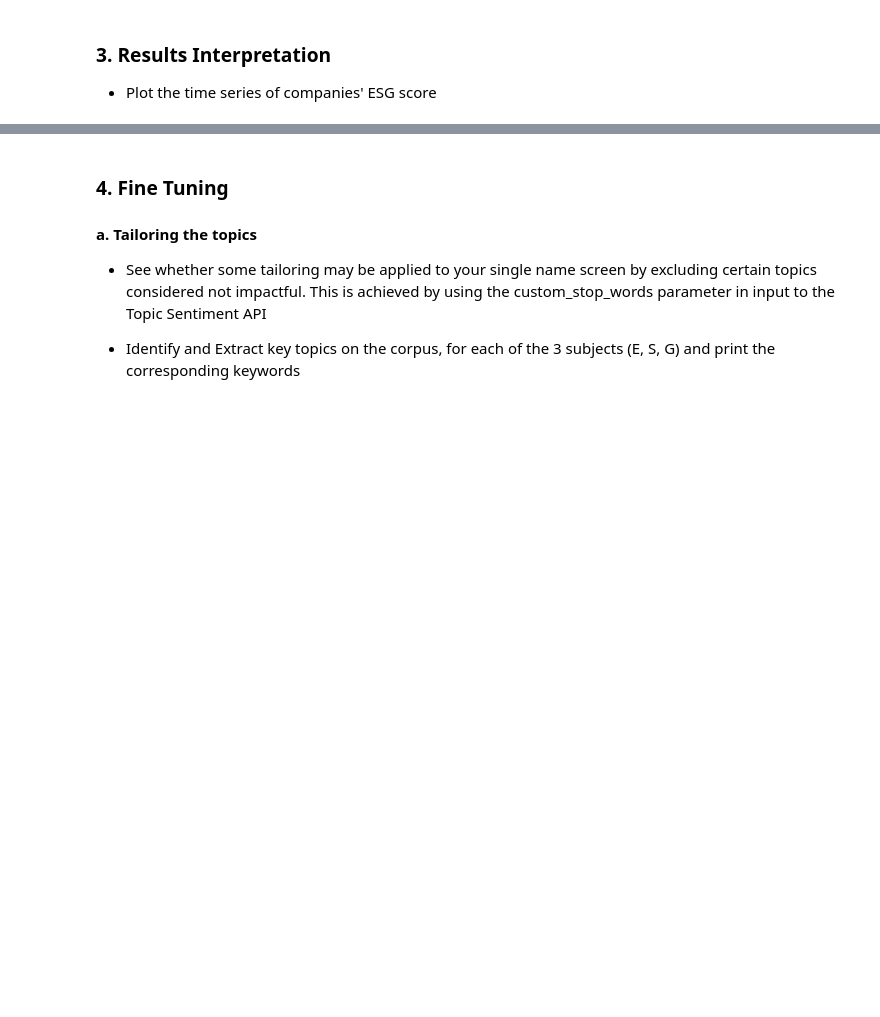
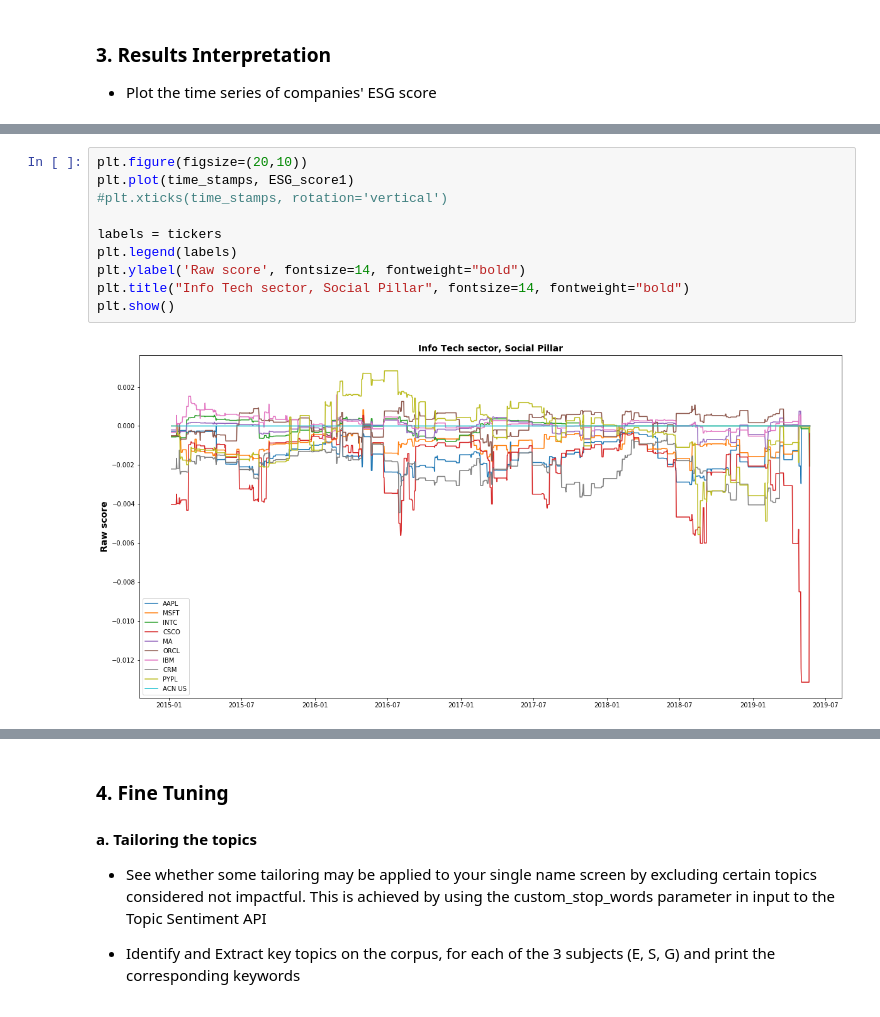
Before and after one commit to SumUpAnalytics/nucleus-sdk, a Jupyter notebook: python/use-cases/ESG_Scoring_NucleusAPI_Use_Case.ipynb, the cells around one changed output, grey strips where cells are left out. Drawn from its saved outputs; the diff is of its cells as text; blank space fills up the shorter version.

```diff
--- a/python/use-cases/ESG_Scoring_NucleusAPI_Use_Case.ipynb
+++ b/python/use-cases/ESG_Scoring_NucleusAPI_Use_Case.ipynb
@@ -231,0 +253,12 @@ for i in range(delta.days):
+# %%
+plt.figure(figsize=(20,10))
+plt.plot(time_stamps, ESG_score1)
+#plt.xticks(time_stamps, rotation='vertical')
+
+labels = tickers
+plt.legend(labels)
+plt.ylabel('Raw score', fontsize=14, fontweight="bold")
+plt.title("Info Tech sector, Social Pillar", fontsize=14, fontweight="bold")
+plt.show()
+# %% [output]
+[figure, added]
```
Also changed, not shown: parts of 11 cells of this notebook.
